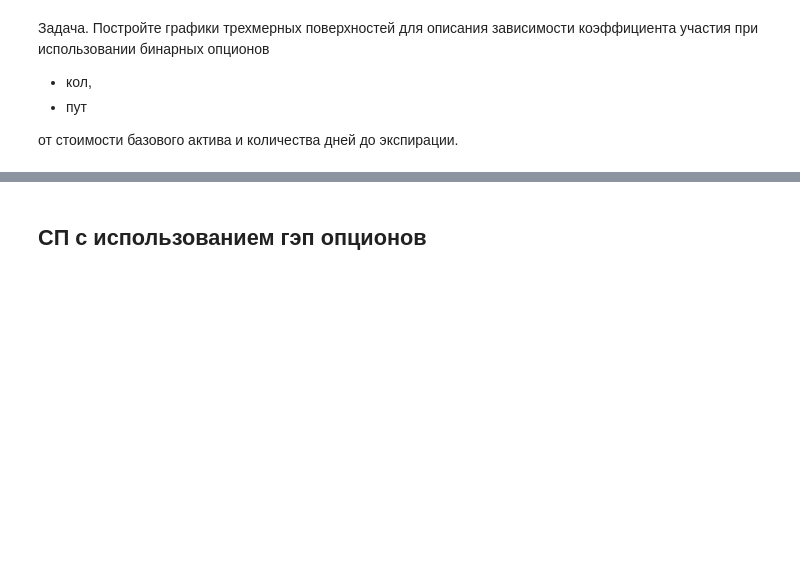
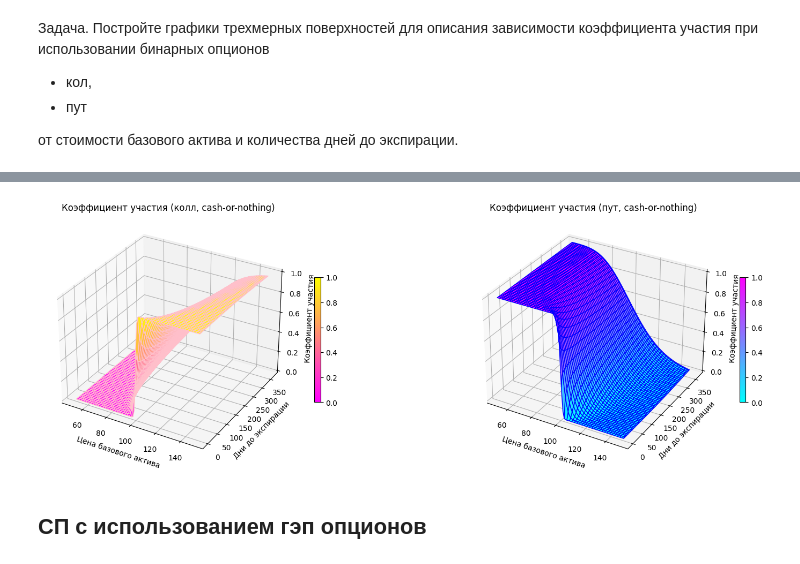
Before and after one commit to vADALVv/Hybrid_and_structural_financial_instruments, a Jupyter notebook: lab_2а_GSFP.ipynb, the cells around one changed output, grey strips where cells are left out. Drawn from its saved outputs; the diff is of its cells as text; code cells hidden in the pictures; blank space fills up the shorter version.

```diff
--- a/lab_2а_GSFP.ipynb
+++ b/lab_2а_GSFP.ipynb
@@ -472,3 +451,39 @@ print('Бинарные опционы (binary options, gap option, digital opti
+# %%
+K, r, q, sigma = 100, 0.05, 0.02, 0.2
+S_min, S_max, days_min, days_max = 50, 150, 1, 365
+S_values = np.linspace(S_min, S_max, 100)
+days_values = np.linspace(days_min, days_max, 100)
+S_grid, days_grid = np.meshgrid(S_values, days_values)
+T_grid = days_grid / 365.0
+option_type = 'cash-or-nothing'
+
+binary_call_prices = binary_option_price(option_type, 'call', S_grid, K, T_grid, r, q, sigma)
+binary_put_prices = binary_option_price(option_type, 'put', S_grid, K, T_grid, r, q, sigma)
+participation_call = calc_participation_coeff(option_type, 'call', S_grid, K, T_grid, sigma)
+participation_put = calc_participation_coeff(option_type, 'put', S_grid, K, T_grid, sigma)
+
+fig = plt.figure(figsize=(16, 10))
+
+ax3 = fig.add_subplot(223, projection='3d')
+surf3 = ax3.plot_surface(S_grid, days_grid, participation_call, cmap='spring', edgecolor='pink')
+ax3.set_title(f"Коэффициент участия (колл, {option_type})", fontsize=12)
+ax3.set_xlabel('Цена базового актива', fontsize=10)
+ax3.set_ylabel('Дни до экспирации', fontsize=10)
+ax3.set_zlabel('Коэффициент участия', fontsize=10)
+fig.colorbar(surf3, ax=ax3, shrink=0.5, aspect=20)
+
+ax4 = fig.add_subplot(224, projection='3d')
+surf4 = ax4.plot_surface(S_grid, days_grid, participation_put, cmap='cool', edgecolor='b')
+ax4.set_title(f"Коэффициент участия (пут, {option_type})", fontsize=12)
+ax4.set_xlabel('Цена базового актива', fontsize=10)
+ax4.set_ylabel('Дни до экспирации', fontsize=10)
+ax4.set_zlabel('Коэффициент участия', fontsize=10)
+fig.colorbar(surf4, ax=ax4, shrink=0.5, aspect=20)
+
+plt.tight_layout()
+plt.show()
+# %% [output]
+[figure, added]
 # %% [markdown]
 ## CП с использованием гэп опционов
 # %% [markdown]
```
Also changed, not shown: parts of 4 cells of this notebook.
